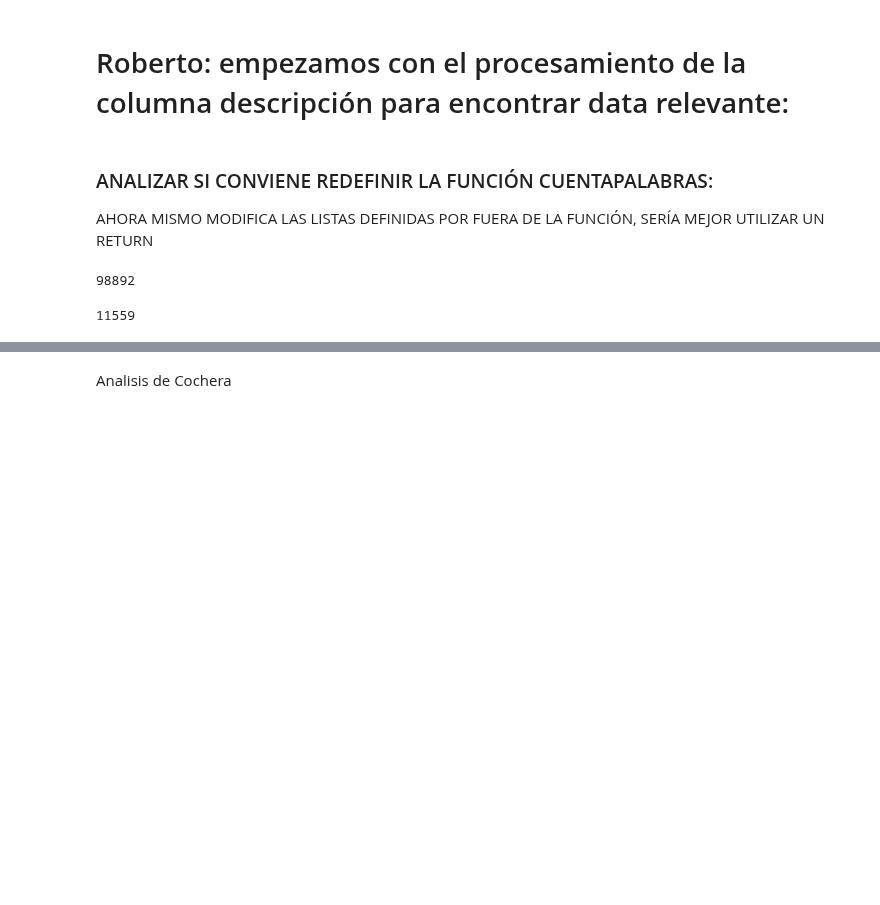
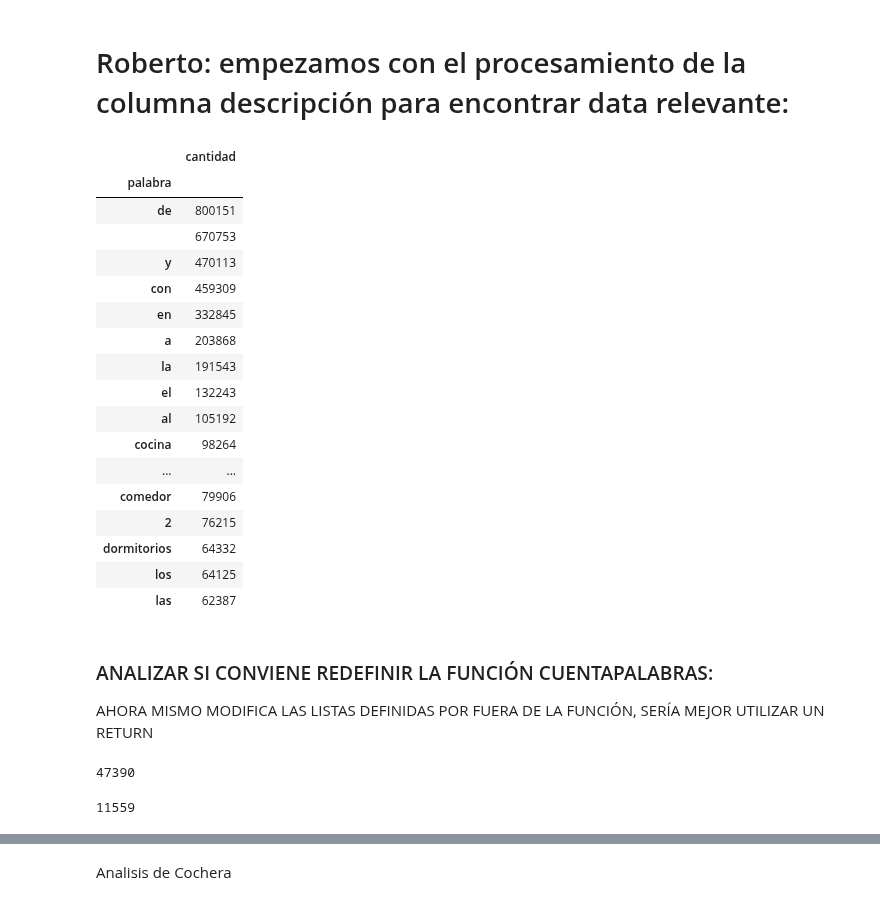
Before and after one commit to Facundo-Peloso/DH-TP-1---Grupo-10, a Jupyter notebook: tp_roberto.ipynb, the cells around one changed output, grey strips where cells are left out. Cells and saved outputs as stored; diff of their text form; code cells hidden in the pictures; blank space fills up the shorter version.

```diff
--- a/tp_roberto.ipynb
+++ b/tp_roberto.ipynb
@@ -582,8 +575,35 @@ datos.sample(30)
 # %%
 # recorre el campo description y llama la funcion CuentaPalabras en cada registro y va sumando palabra y cantidad de cada registro
 # Genera un DataFrame CantPalabras con las dos listas
+
 listPalabras = []
 listCantidad = []
+datos.description.apply(lambda x: CuentaPalabras(str(x).lower()))
+CantPalabras = pd.DataFrame({'palabra': listPalabras, 'cantidad': listCantidad})
+# %%
+# Agrupa el DataFrame por palabra sumando cantidad
+CantPalabrasAgrupadas = CantPalabras.groupby(['palabra']).aggregate({'cantidad': 'sum'}).sort_values(['cantidad'], ascending=False)
+# %%
+CantPalabrasAgrupadas.iloc[0:20]
+# %% [output]
+|  | cantidad |
+| palabra |  |
+| de | 800151 |
+|  | 670753 |
+| y | 470113 |
+| con | 459309 |
+| en | 332845 |
+| a | 203868 |
+| la | 191543 |
+| el | 132243 |
+| al | 105192 |
+| cocina | 98264 |
+| ... | ... |
+| comedor | 79906 |
+| 2 | 76215 |
+| dormitorios | 64332 |
+| los | 64125 |
+| las | 62387 |
 # %% [markdown]
 ### ANALIZAR SI CONVIENE REDEFINIR LA FUNCIÓN CUENTAPALABRAS:
 
@@ -597,13 +617,10 @@ Ambiente = SerieAmbiente.apply(lambda x: np.NaN if len(patron_regex_amb.findall(
                                else (patron_regex_amb.findall(str(x))[0])[0])
 datos['ambientes'] = Ambiente
 # %%
-datos['ambientes'].isnull().sum()
+datos['rooms'].notnull().sum()
 # %% [output]
-98892
+47390
 # %%
-mask_amb=datos['ambientes'].notnull() & datos['rooms'].isnull()
+(datos['ambientes'].notnull() & datos['rooms'].isnull()).sum()
+# %% [output]
+11559
-# %%
-#se pueden imputar 11 mil datos de la columna ambietnes a rooms
-mask_amb.sum()
-# %% [output]
-11559
```
Also changed, not shown: parts of 23 cells of this notebook.
